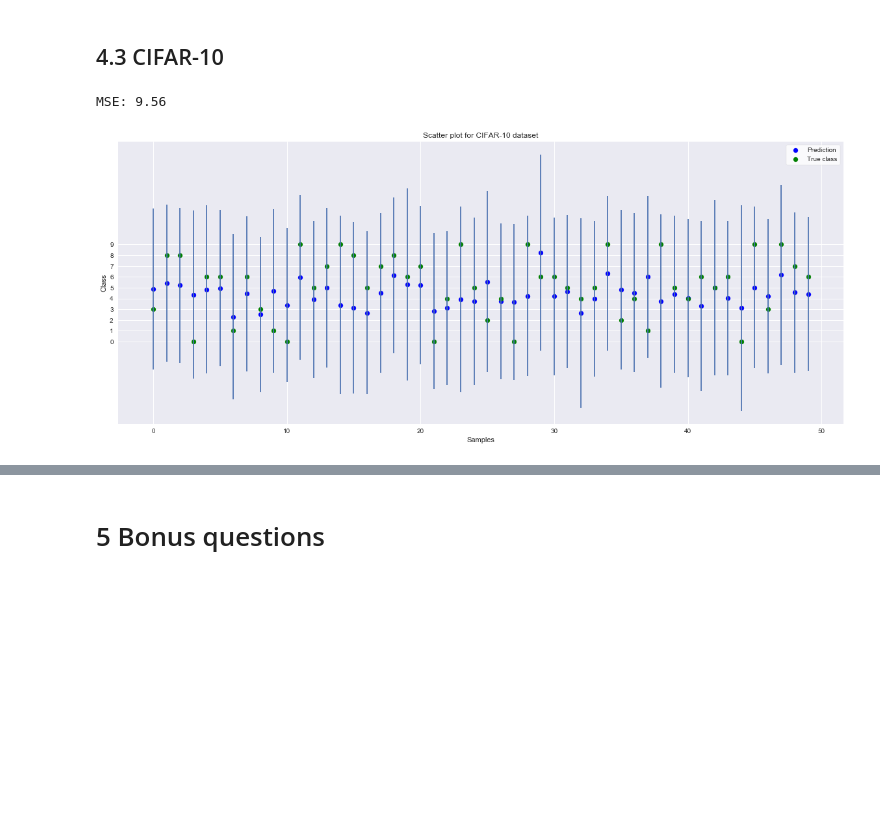
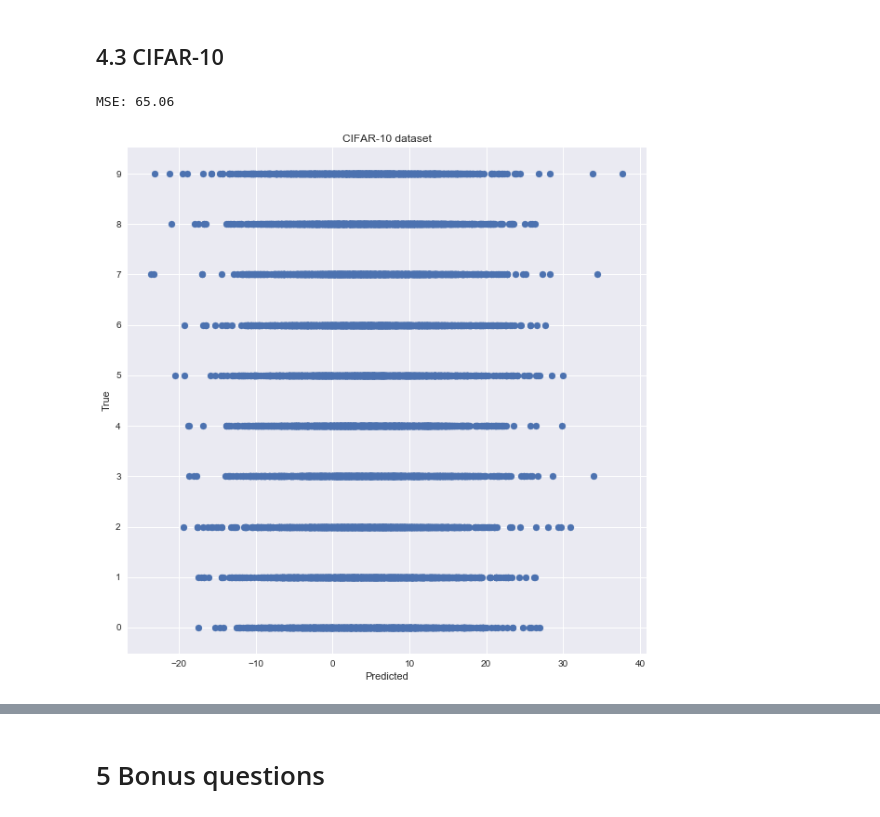
Before and after one commit to lomluca/asi_ae, a Jupyter notebook: assignment.ipynb, the cells around one changed output, grey strips where cells are left out. Saved outputs shown, nothing was run; the diff lists cells and outputs as text; code cells hidden in the pictures; blank space fills up the shorter version.

```diff
--- a/assignment.ipynb
+++ b/assignment.ipynb
@@ -399,25 +428,25 @@ The model is wrong for several reasons: first of all we are assuming that there
 X_train = cifar10_train.drop(columns="class").as_matrix() / 255
 y_train = cifar10_train["class"].as_matrix()
 X_test = cifar10_test.drop(columns="class").as_matrix() / 255
+
 blr2 = BayesianLinReg()
-blr2.fit(X_train, y_train)
-predictions, confidence = blr2.predict(X_test, True)
+
+S = np.diag( [50]*(len(X_train[0])+1) ) # prior covariance
+blr2.fit(X_train, y_train, S)
+predictions = blr2.predict(X_test, True)
 print("MSE: %.2f" % mean_squared_error(fashion_mnist_test["label"], predictions))
 # %% [output]
-MSE: 9.56
+MSE: 65.06
 # %%
-plt.figure(figsize=(20,8))
+plt.figure(figsize=(10,10))
 plt.yticks(list(range(10)))
-plt.scatter(list(range(50)), predictions[:50], color="blue")
-plt.scatter(list(range(50)), cifar10_test["class"][:50], color="green")
-plt.errorbar(list(range(50)), predictions[:50], yerr=confidence[:50], fmt='none')
-plt.legend(["Prediction", "True class"], frameon=True, fancybox=True, facecolor='w')
-plt.title("Scatter plot for CIFAR-10 dataset")
-plt.ylabel("Class")
-plt.xlabel("Samples")
+plt.scatter(predictions, fashion_mnist_test["label"])
+plt.title("CIFAR-10 dataset")
+plt.ylabel("True")
+plt.xlabel("Predicted")
 plt.show()
 # %% [output]
-[figure, old version]
+[figure, new version]
 # %%
 predictions = np.rint(predictions).astype(int)
 predictions[predictions < 0] = 0
```
Also changed, not shown: parts of 25 cells of this notebook.
